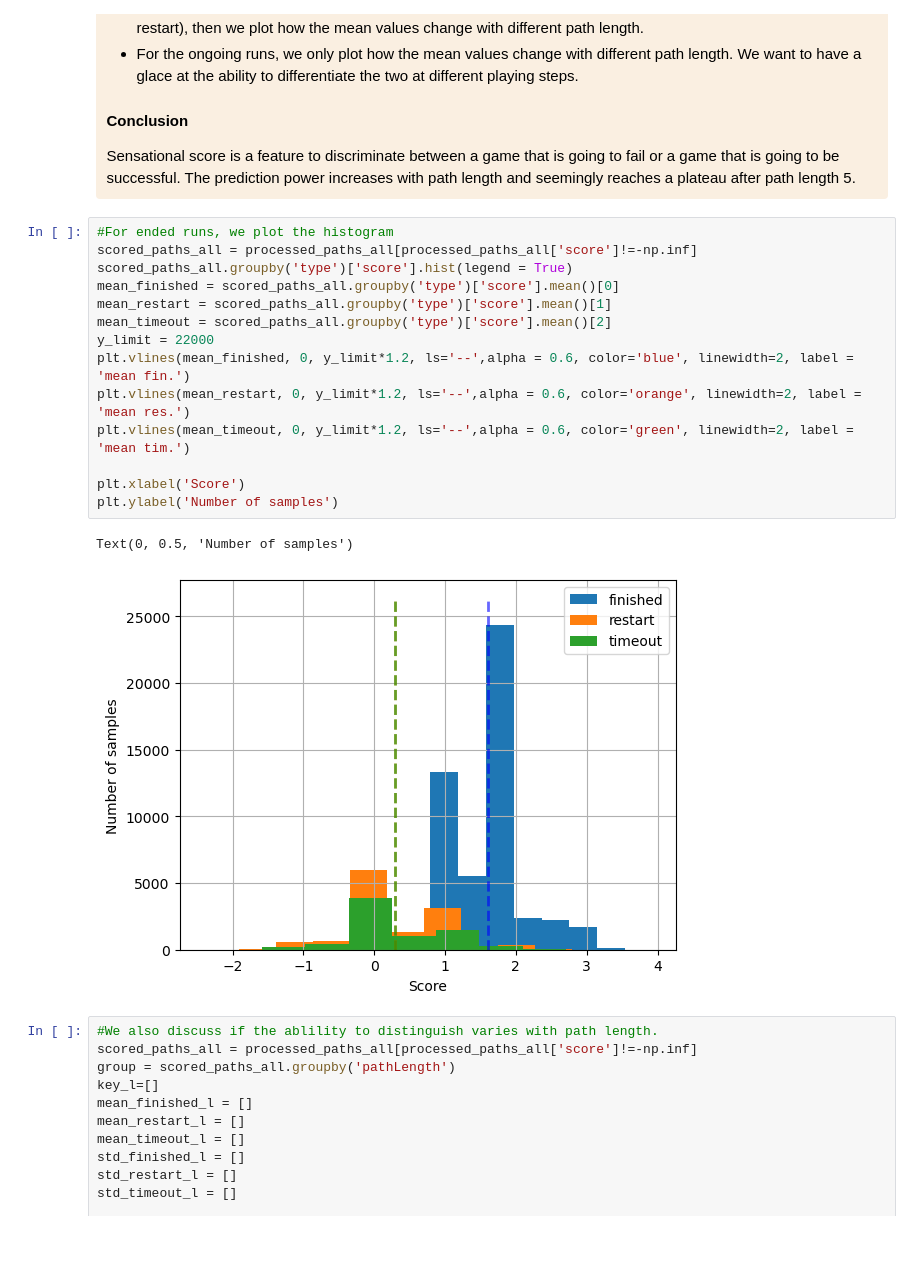
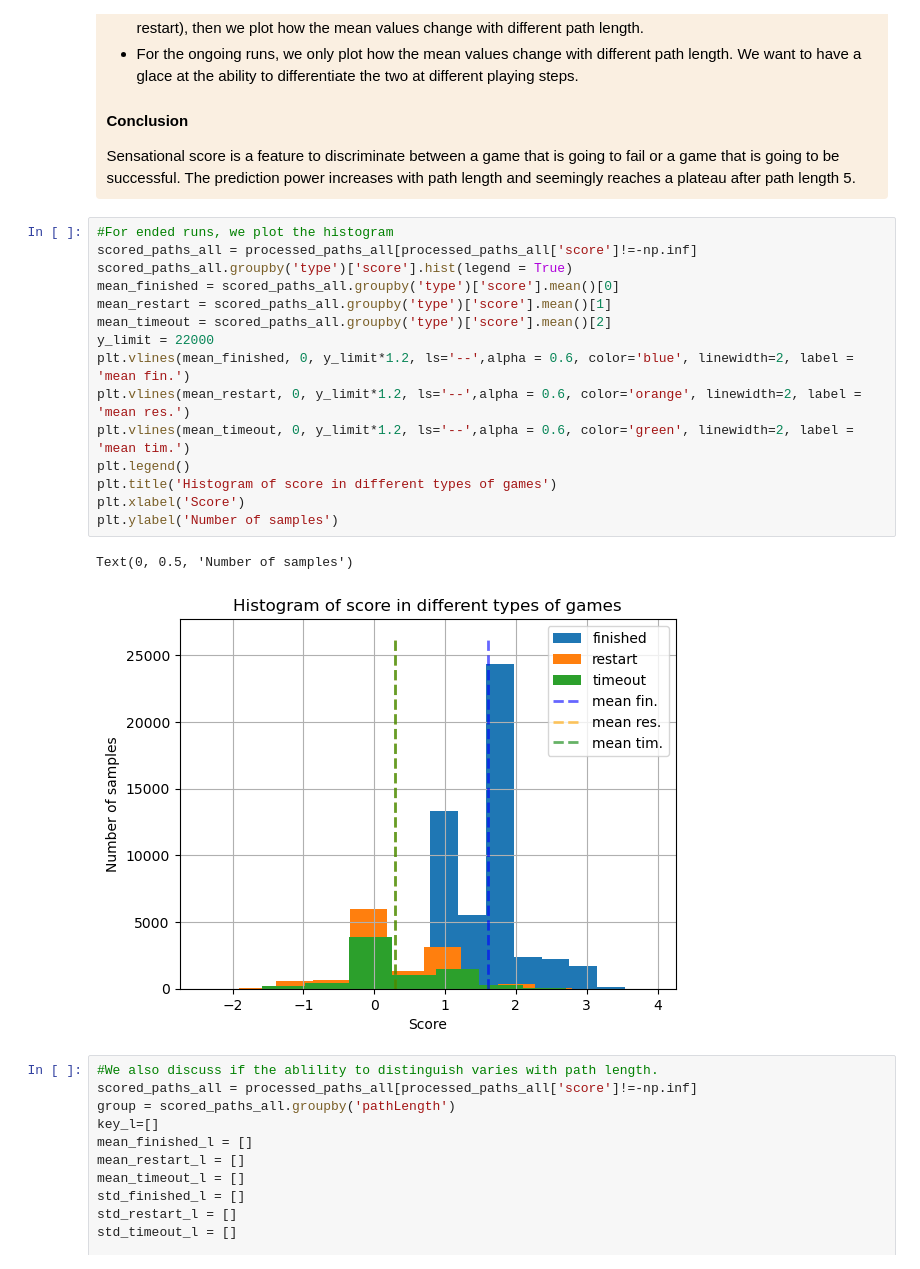
Before and after one commit to epfl-ada/ada-2022-project-7yobananaboy7, a Jupyter notebook: 3. In_game.ipynb, the cells around one changed output. Cells and saved outputs as stored; diff of their text form; blank space fills up the shorter version.

Commit message:
Better plot In_game

```diff
--- a/3. In_game.ipynb
+++ b/3. In_game.ipynb
@@ -497,20 +499,21 @@ dataset['score'] = dataset['path'].apply(lambda d: count_path_score_gaussian(d,s
 # %%
 #For ended runs, we plot the histogram
 scored_paths_all = processed_paths_all[processed_paths_all['score']!=-np.inf]
 scored_paths_all.groupby('type')['score'].hist(legend = True)
 mean_finished = scored_paths_all.groupby('type')['score'].mean()[0]
 mean_restart = scored_paths_all.groupby('type')['score'].mean()[1]
 mean_timeout = scored_paths_all.groupby('type')['score'].mean()[2]
 y_limit = 22000
 plt.vlines(mean_finished, 0, y_limit*1.2, ls='--',alpha = 0.6, color='blue', linewidth=2, label = 'mean fin.')
 plt.vlines(mean_restart, 0, y_limit*1.2, ls='--',alpha = 0.6, color='orange', linewidth=2, label = 'mean res.')
 plt.vlines(mean_timeout, 0, y_limit*1.2, ls='--',alpha = 0.6, color='green', linewidth=2, label = 'mean tim.')
-
+plt.legend()
+plt.title('Histogram of score in different types of games')
 plt.xlabel('Score')
 plt.ylabel('Number of samples')
 # %% [output]
 Text(0, 0.5, 'Number of samples')
-[figure, old version]
+[figure, new version]
 # %%
 #We also discuss if the ablility to distinguish varies with path length.
 scored_paths_all = processed_paths_all[processed_paths_all['score']!=-np.inf]
```
Also changed, not shown: parts of 1 cell of this notebook.
